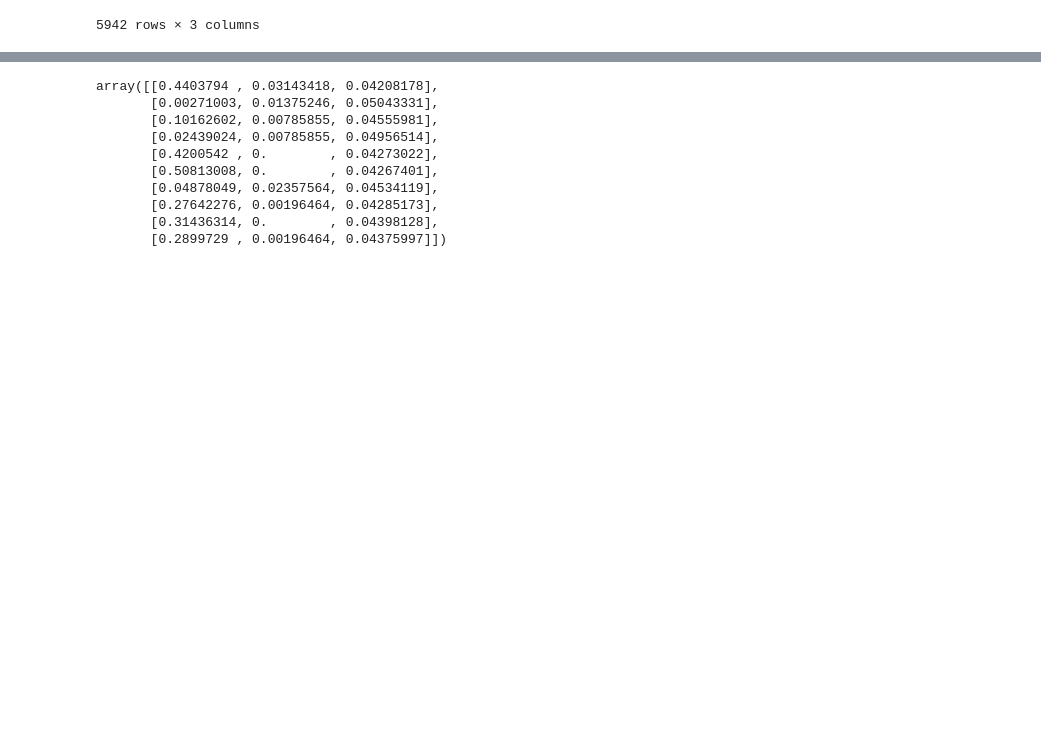
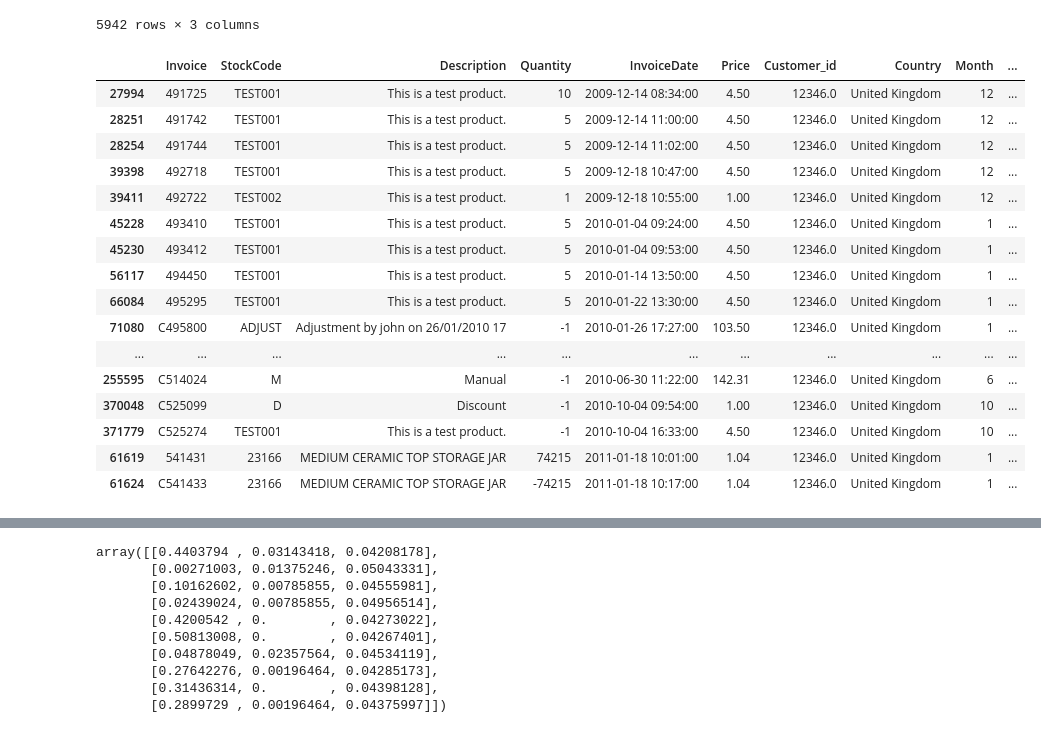
Before and after one commit to Noura-ou/projet_segmentation_client, a Jupyter notebook: src/test_ahmad.ipynb, the cells around one changed output, grey strips where cells are left out. Drawn from its saved outputs; the diff is of its cells as text; code cells hidden in the pictures; blank space fills up the shorter version.

```diff
--- a/src/test_ahmad.ipynb
+++ b/src/test_ahmad.ipynb
@@ -351,3 +367,23 @@ df_price
 | 18286.0 | 1296.43 | -108.00 | 8.330569 |
 | 18287.0 | 4182.99 | -5.10 | 0.121922 |
 5942 rows × 3 columns
+# %%
+df[df['Customer_id'] == 12346.0]
+# %% [output]
+|  | Invoice | StockCode | Description | Quantity | InvoiceDate | Price | Customer_id | Country | Month | ... |
+| 27994 | 491725 | TEST001 | This is a test product. | 10 | 2009-12-14 08:34:00 | 4.50 | 12346.0 | United Kingdom | 12 | ... |
+| 28251 | 491742 | TEST001 | This is a test product. | 5 | 2009-12-14 11:00:00 | 4.50 | 12346.0 | United Kingdom | 12 | ... |
+| 28254 | 491744 | TEST001 | This is a test product. | 5 | 2009-12-14 11:02:00 | 4.50 | 12346.0 | United Kingdom | 12 | ... |
+| 39398 | 492718 | TEST001 | This is a test product. | 5 | 2009-12-18 10:47:00 | 4.50 | 12346.0 | United Kingdom | 12 | ... |
+| 39411 | 492722 | TEST002 | This is a test product. | 1 | 2009-12-18 10:55:00 | 1.00 | 12346.0 | United Kingdom | 12 | ... |
+| 45228 | 493410 | TEST001 | This is a test product. | 5 | 2010-01-04 09:24:00 | 4.50 | 12346.0 | United Kingdom | 1 | ... |
+| 45230 | 493412 | TEST001 | This is a test product. | 5 | 2010-01-04 09:53:00 | 4.50 | 12346.0 | United Kingdom | 1 | ... |
+| 56117 | 494450 | TEST001 | This is a test product. | 5 | 2010-01-14 13:50:00 | 4.50 | 12346.0 | United Kingdom | 1 | ... |
+| 66084 | 495295 | TEST001 | This is a test product. | 5 | 2010-01-22 13:30:00 | 4.50 | 12346.0 | United Kingdom | 1 | ... |
+| 71080 | C495800 | ADJUST | Adjustment by john on 26/01/2010 17 | -1 | 2010-01-26 17:27:00 | 103.50 | 12346.0 | United Kingdom | 1 | ... |
+| ... | ... | ... | ... | ... | ... | ... | ... | ... | ... | ... |
+| 255595 | C514024 | M | Manual | -1 | 2010-06-30 11:22:00 | 142.31 | 12346.0 | United Kingdom | 6 | ... |
+| 370048 | C525099 | D | Discount | -1 | 2010-10-04 09:54:00 | 1.00 | 12346.0 | United Kingdom | 10 | ... |
+| 371779 | C525274 | TEST001 | This is a test product. | -1 | 2010-10-04 16:33:00 | 4.50 | 12346.0 | United Kingdom | 10 | ... |
+| 61619 | 541431 | 23166 | MEDIUM CERAMIC TOP STORAGE JAR | 74215 | 2011-01-18 10:01:00 | 1.04 | 12346.0 | United Kingdom | 1 | ... |
+| 61624 | C541433 | 23166 | MEDIUM CERAMIC TOP STORAGE JAR | -74215 | 2011-01-18 10:17:00 | 1.04 | 12346.0 | United Kingdom | 1 | ... |
```
Also changed, not shown: parts of 5 cells of this notebook.
